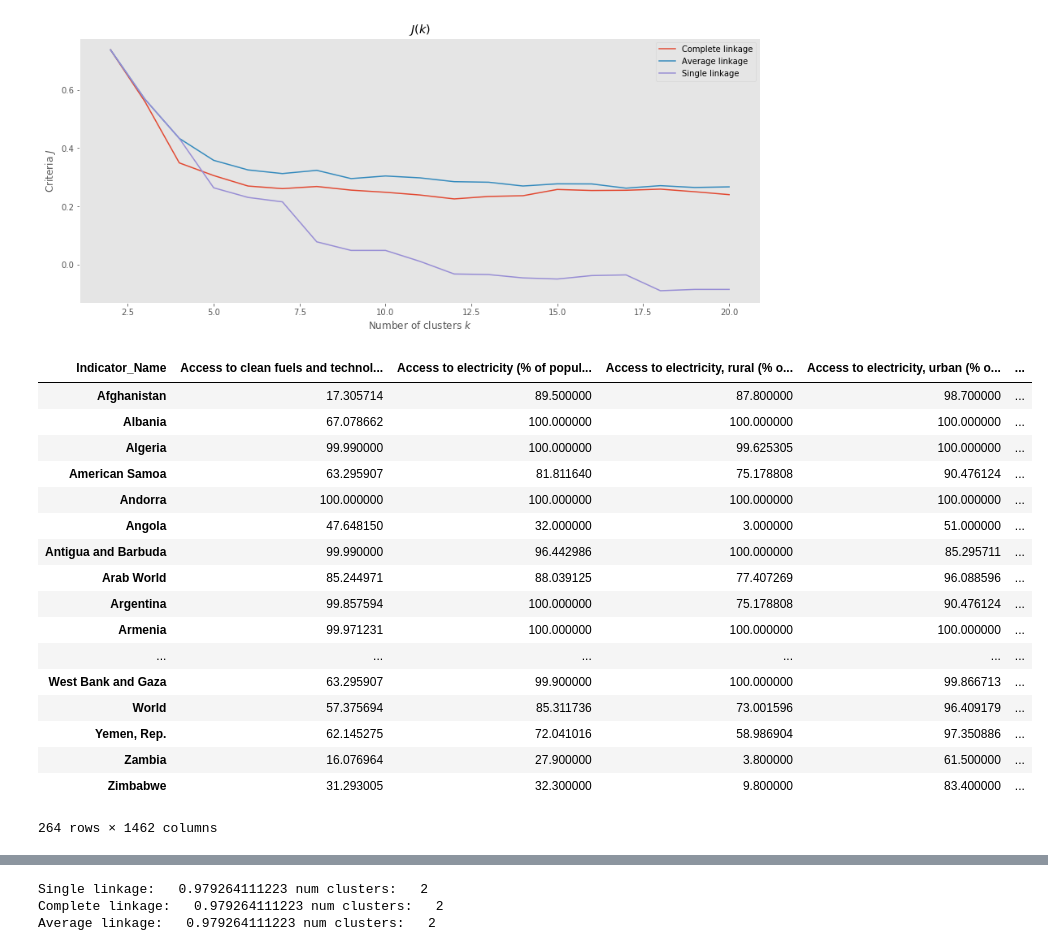
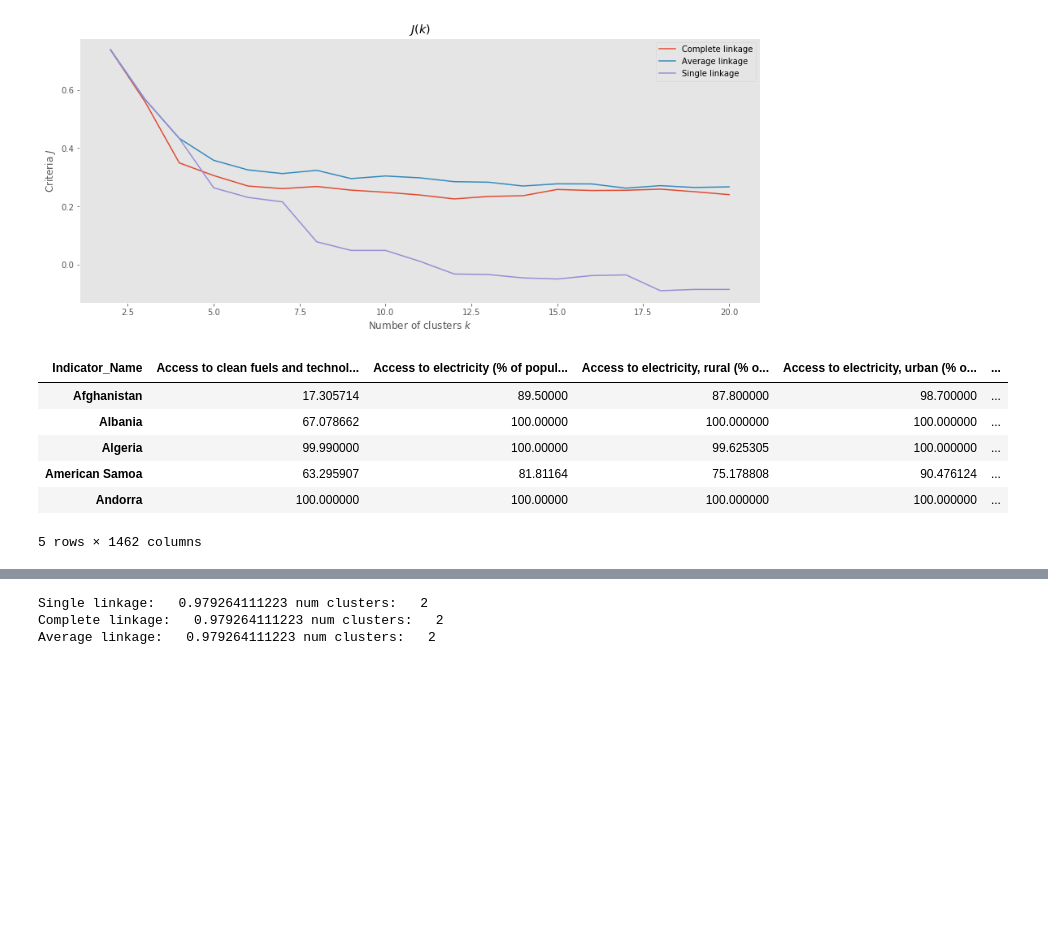
Before and after one commit to borisman18/Sphere, a Jupyter notebook: Feldman Boris hw2.ipynb, the cells around one changed output, grey strips where cells are left out. Saved outputs shown, nothing was run; the diff lists cells and outputs as text; code cells hidden in the pictures; blank space fills up the shorter version.

```diff
--- a/Feldman Boris hw2.ipynb
+++ b/Feldman Boris hw2.ipynb
@@ -326,35 +251,26 @@ Average linkage:   0.736936816023 num clusters:   2
 [figure]
 # %%
 ## Задание 3
-from collections import Counter
 df = pd.read_csv('WDIData.csv', sep=',')
 del df['Unnamed: 61']
 df = df.dropna(axis=1,how='all')
 df.columns= df.columns.map(lambda colname: colname.replace(' ', '_'))
 countries = Counter(df['Country_Name']).keys()
 countries.sort()
 X = np.array([df[df.Country_Name == country]['2014'] for country in countries])
 real_data = pd.DataFrame(data=X,index=countries,columns=df.loc[0:1550]['Indicator_Name'])
+
 real_data = real_data.fillna(real_data.mean())
 real_data = real_data.dropna(axis=1,how='any')
-real_data
+real_data = real_data.dropna(axis=0,how='any')
+
+real_data.head()
 # %% [output]
 | Indicator_Name | Access to clean fuels and technol... | Access to electricity (% of popul... | Access to electricity, rural (% o... | Access to electricity, urban (% o... | ... |
-| Afghanistan | 17.305714 | 89.500000 | 87.800000 | 98.700000 | ... |
-| Albania | 67.078662 | 100.000000 | 100.000000 | 100.000000 | ... |
-| Algeria | 99.990000 | 100.000000 | 99.625305 | 100.000000 | ... |
-| American Samoa | 63.295907 | 81.811640 | 75.178808 | 90.476124 | ... |
-| Andorra | 100.000000 | 100.000000 | 100.000000 | 100.000000 | ... |
-| Angola | 47.648150 | 32.000000 | 3.000000 | 51.000000 | ... |
-| Antigua and Barbuda | 99.990000 | 96.442986 | 100.000000 | 85.295711 | ... |
-| Arab World | 85.244971 | 88.039125 | 77.407269 | 96.088596 | ... |
-| Argentina | 99.857594 | 100.000000 | 75.178808 | 90.476124 | ... |
-| Armenia | 99.971231 | 100.000000 | 100.000000 | 100.000000 | ... |
-| ... | ... | ... | ... | ... | ... |
-| West Bank and Gaza | 63.295907 | 99.900000 | 100.000000 | 99.866713 | ... |
-| World | 57.375694 | 85.311736 | 73.001596 | 96.409179 | ... |
-| Yemen, Rep. | 62.145275 | 72.041016 | 58.986904 | 97.350886 | ... |
-| Zambia | 16.076964 | 27.900000 | 3.800000 | 61.500000 | ... |
-| Zimbabwe | 31.293005 | 32.300000 | 9.800000 | 83.400000 | ... |
+| Afghanistan | 17.305714 | 89.50000 | 87.800000 | 98.700000 | ... |
+| Albania | 67.078662 | 100.00000 | 100.000000 | 100.000000 | ... |
+| Algeria | 99.990000 | 100.00000 | 99.625305 | 100.000000 | ... |
+| American Samoa | 63.295907 | 81.81164 | 75.178808 | 90.476124 | ... |
+| Andorra | 100.000000 | 100.00000 | 100.000000 | 100.000000 | ... |
-264 rows × 1462 columns
+5 rows × 1462 columns
 # %%
```
Also changed, not shown: parts of 16 cells of this notebook.
